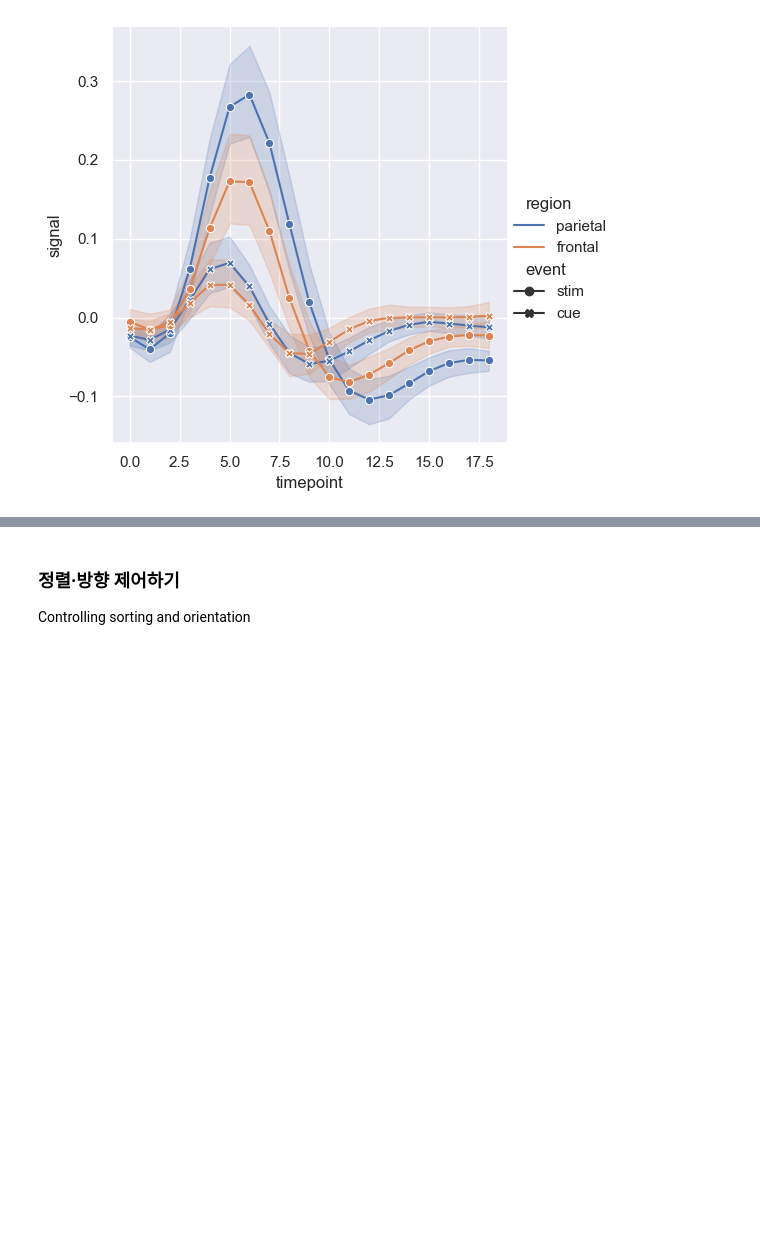
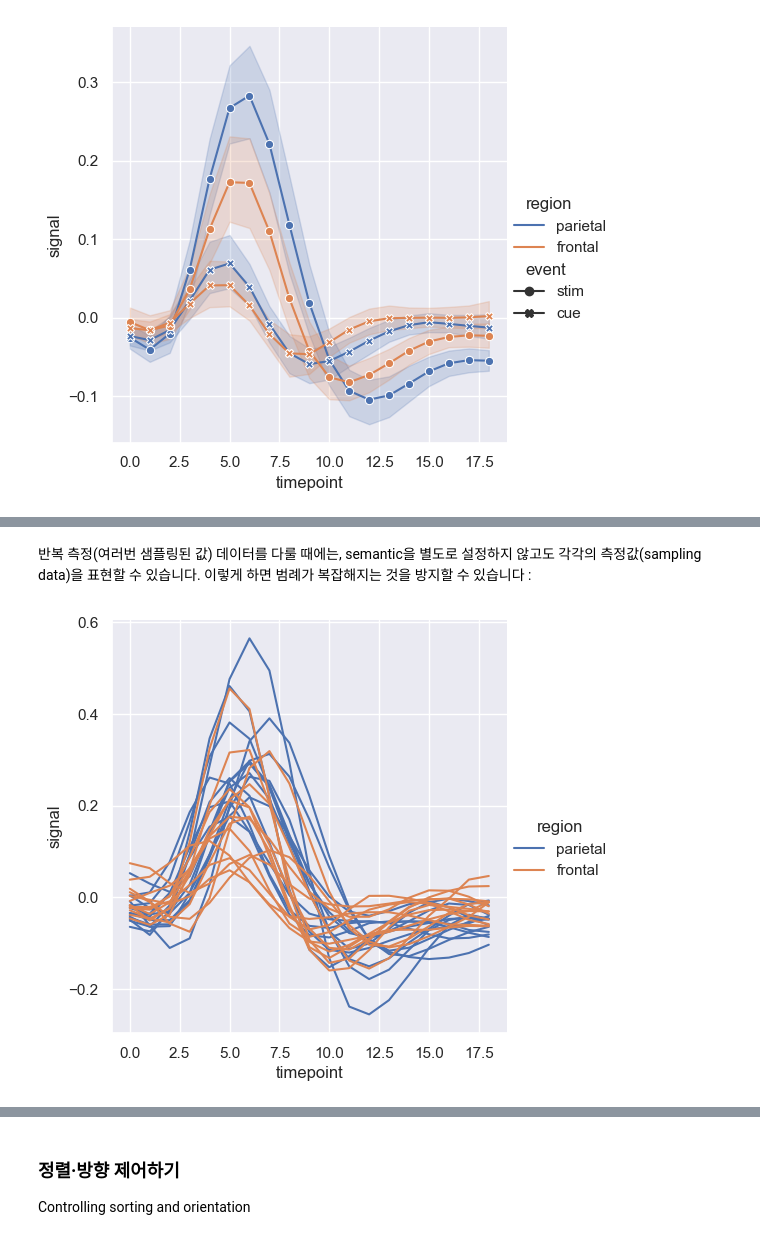
Before and after one commit to kjmn1105/Seaborn-Tuorial, a Jupyter notebook: 6_Plotting functions (1).ipynb, the cells around one changed output, grey strips where cells are left out. Cells and saved outputs as stored; diff of their text form; code cells hidden in the pictures; blank space fills up the shorter version.

```diff
--- a/6_Plotting functions (1).ipynb
+++ b/6_Plotting functions (1).ipynb
@@ -152,0 +160,8 @@ sns.relplot(data=fmri, kind="line", x="timepoint", y="signal",
+# %% [markdown]
+반복 측정(여러번 샘플링된 값) 데이터를 다룰 때에는, semantic을 별도로 설정하지 않고도 각각의 측정값(sampling data)을 표현할 수 있습니다. 이렇게 하면 범례가 복잡해지는 것을 방지할 수 있습니다 :
+# %%
+sns.relplot(data=fmri.query("event == 'stim'"), kind='line',
+            x='timepoint', y='signal', hue='region',
+            units='subject', estimator=None);
+# %% [output]
+[figure, added]
```
Also changed, not shown: parts of 16 cells of this notebook.
